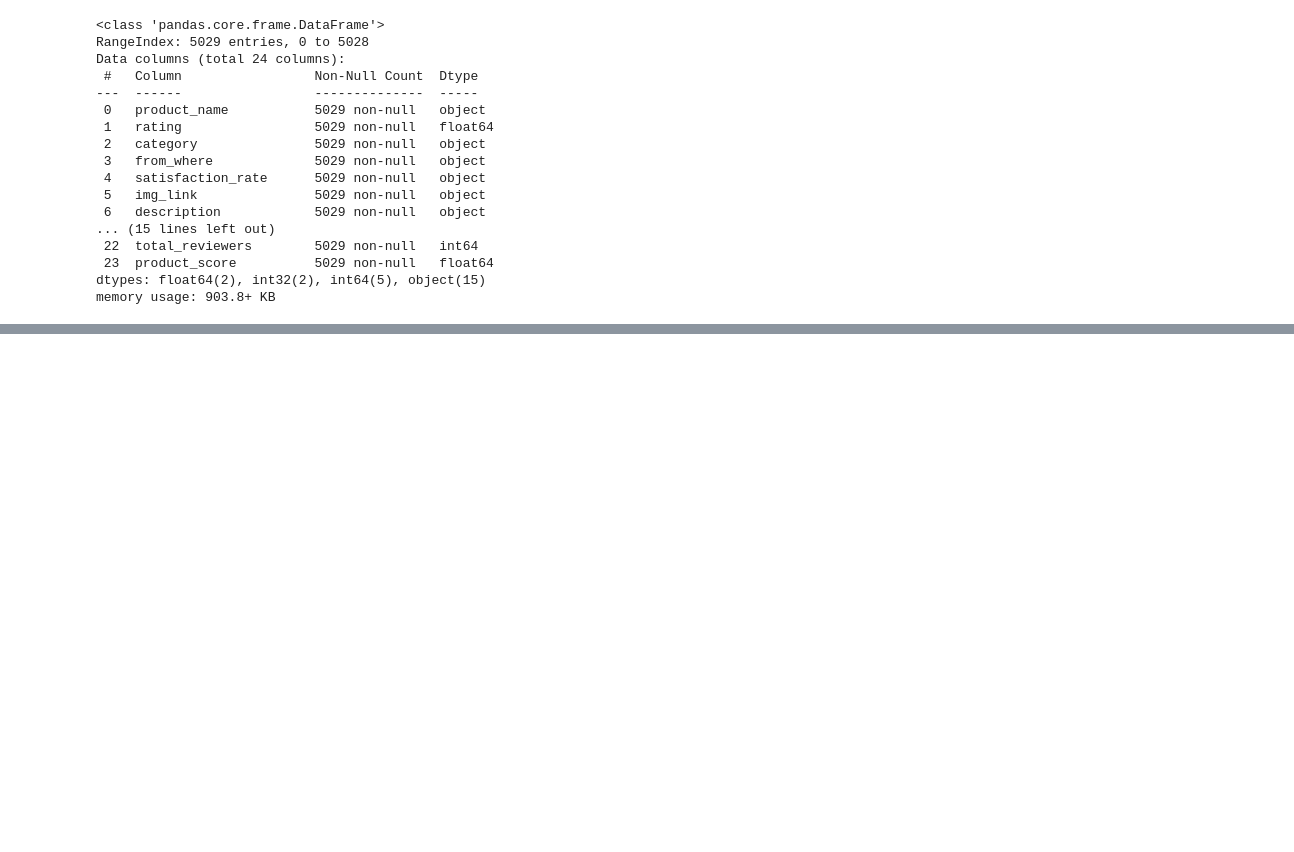
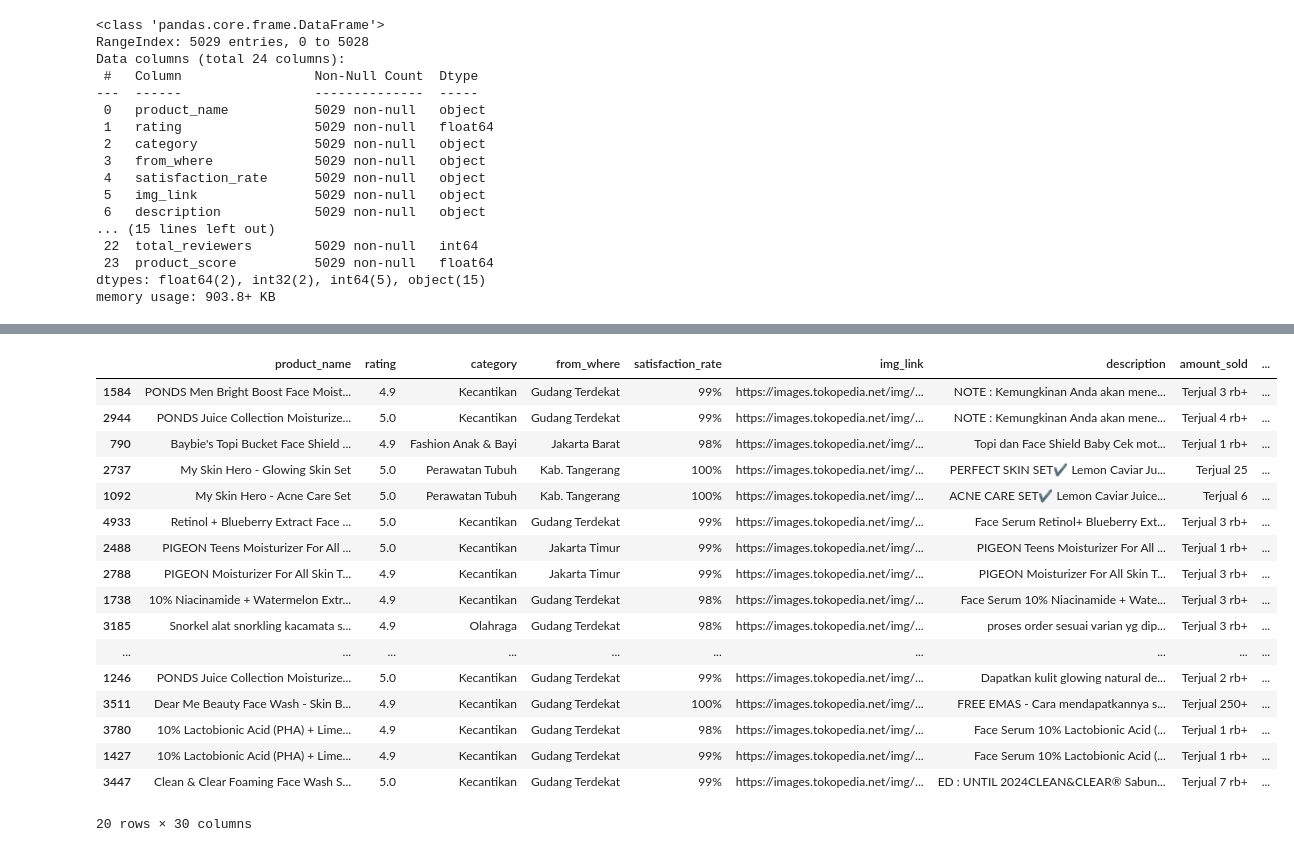
Before and after one commit to jxnhiro/tokopedia-crawler-scraper, a Jupyter notebook: tokopedia-recommender.ipynb, the cells around one changed output, grey strips where cells are left out. Cells and saved outputs as stored; diff of their text form; code cells hidden in the pictures; blank space fills up the shorter version.

Commit message:
:+1: Added search function of all products with supported recommendation

```diff
--- a/tokopedia-recommender.ipynb
+++ b/tokopedia-recommender.ipynb
@@ -808,0 +789,43 @@ df_tokopedia
+# %%
+def recommend_product(product_query):
+    tfidf_vectorizer = TfidfVectorizer(ngram_range=(1,len(product_query)))
+    # product_index = df_tokopedia[df_tokopedia['product_name'] == product_name].index[0]
+
+    tfidf_product_tag_vector = tfidf_vectorizer.fit_transform(df_tokopedia['product_tag'])
+    # product_tag_query = df_tokopedia.iloc[[product_index]]['product_tag'][product_index]
+    product_query_vector = tfidf_vectorizer.transform([product_query])
+
+    # product_similarity = cosine_similarity(product_query_vector, tfidf_product_tag_vector).flatten()
+    product_similarity = cosine_similarity(tfidf_product_tag_vector, product_query_vector).flatten()
+    # print(product_similarity[product_index])
+    product_indices = np.argpartition(product_similarity, -20)[-20:]
+    # print(product_indices)
+    df_product_results = df_tokopedia[0:0]
+    for i, index in enumerate(product_indices):
+        df_product_results = df_product_results.append(df_tokopedia.iloc[index])
+        df_product_results.loc[df_product_results.index[i], 'similarity'] = product_similarity[index]
+
+    # df_product_results['similarity'][index] = product_similarity[index]
+    # return df_product_results.sort_values(by='similarity',ascending=False).iloc[1:]
+    return df_product_results.sort_values(by='similarity',ascending=False)
+# %%
+recommend_product('face moisturizer')
+# %% [output]
+|  | product_name | rating | category | from_where | satisfaction_rate | img_link | description | amount_sold | ... |
+| 1584 | PONDS Men Bright Boost Face Moist... | 4.9 | Kecantikan | Gudang Terdekat | 99% | https://images.tokopedia.net/img/... | NOTE : Kemungkinan Anda akan mene... | Terjual 3 rb+ | ... |
+| 2944 | PONDS Juice Collection Moisturize... | 5.0 | Kecantikan | Gudang Terdekat | 99% | https://images.tokopedia.net/img/... | NOTE : Kemungkinan Anda akan mene... | Terjual 4 rb+ | ... |
+| 790 | Baybie's Topi Bucket Face Shield ... | 4.9 | Fashion Anak & Bayi | Jakarta Barat | 98% | https://images.tokopedia.net/img/... | Topi dan Face Shield Baby Cek mot... | Terjual 1 rb+ | ... |
+| 2737 | My Skin Hero - Glowing Skin Set | 5.0 | Perawatan Tubuh | Kab. Tangerang | 100% | https://images.tokopedia.net/img/... | PERFECT SKIN SET✔ Lemon Caviar Ju... | Terjual 25 | ... |
+| 1092 | My Skin Hero - Acne Care Set | 5.0 | Perawatan Tubuh | Kab. Tangerang | 100% | https://images.tokopedia.net/img/... | ACNE CARE SET✔ Lemon Caviar Juice... | Terjual 6 | ... |
+| 4933 | Retinol + Blueberry Extract Face ... | 5.0 | Kecantikan | Gudang Terdekat | 99% | https://images.tokopedia.net/img/... | Face Serum Retinol+ Blueberry Ext... | Terjual 3 rb+ | ... |
+| 2488 | PIGEON Teens Moisturizer For All ... | 5.0 | Kecantikan | Jakarta Timur | 99% | https://images.tokopedia.net/img/... | PIGEON Teens Moisturizer For All ... | Terjual 1 rb+ | ... |
+| 2788 | PIGEON Moisturizer For All Skin T... | 4.9 | Kecantikan | Jakarta Timur | 99% | https://images.tokopedia.net/img/... | PIGEON Moisturizer For All Skin T... | Terjual 3 rb+ | ... |
+| 1738 | 10% Niacinamide + Watermelon Extr... | 4.9 | Kecantikan | Gudang Terdekat | 98% | https://images.tokopedia.net/img/... | Face Serum 10% Niacinamide + Wate... | Terjual 3 rb+ | ... |
+| 3185 | Snorkel alat snorkling kacamata s... | 4.9 | Olahraga | Gudang Terdekat | 98% | https://images.tokopedia.net/img/... | proses order sesuai varian yg dip... | Terjual 3 rb+ | ... |
+| ... | ... | ... | ... | ... | ... | ... | ... | ... | ... |
+| 1246 | PONDS Juice Collection Moisturize... | 5.0 | Kecantikan | Gudang Terdekat | 99% | https://images.tokopedia.net/img/... | Dapatkan kulit glowing natural de... | Terjual 2 rb+ | ... |
+| 3511 | Dear Me Beauty Face Wash - Skin B... | 4.9 | Kecantikan | Gudang Terdekat | 100% | https://images.tokopedia.net/img/... | FREE EMAS - Cara mendapatkannya s... | Terjual 250+ | ... |
+| 3780 | 10% Lactobionic Acid (PHA) + Lime... | 4.9 | Kecantikan | Gudang Terdekat | 98% | https://images.tokopedia.net/img/... | Face Serum 10% Lactobionic Acid (... | Terjual 1 rb+ | ... |
+| 1427 | 10% Lactobionic Acid (PHA) + Lime... | 4.9 | Kecantikan | Gudang Terdekat | 99% | https://images.tokopedia.net/img/... | Face Serum 10% Lactobionic Acid (... | Terjual 1 rb+ | ... |
+| 3447 | Clean & Clear Foaming Face Wash S... | 5.0 | Kecantikan | Gudang Terdekat | 99% | https://images.tokopedia.net/img/... | ED : UNTIL 2024CLEAN&CLEAR® Sabun... | Terjual 7 rb+ | ... |
+20 rows × 30 columns
```
Also changed, not shown: parts of 4 cells of this notebook.
